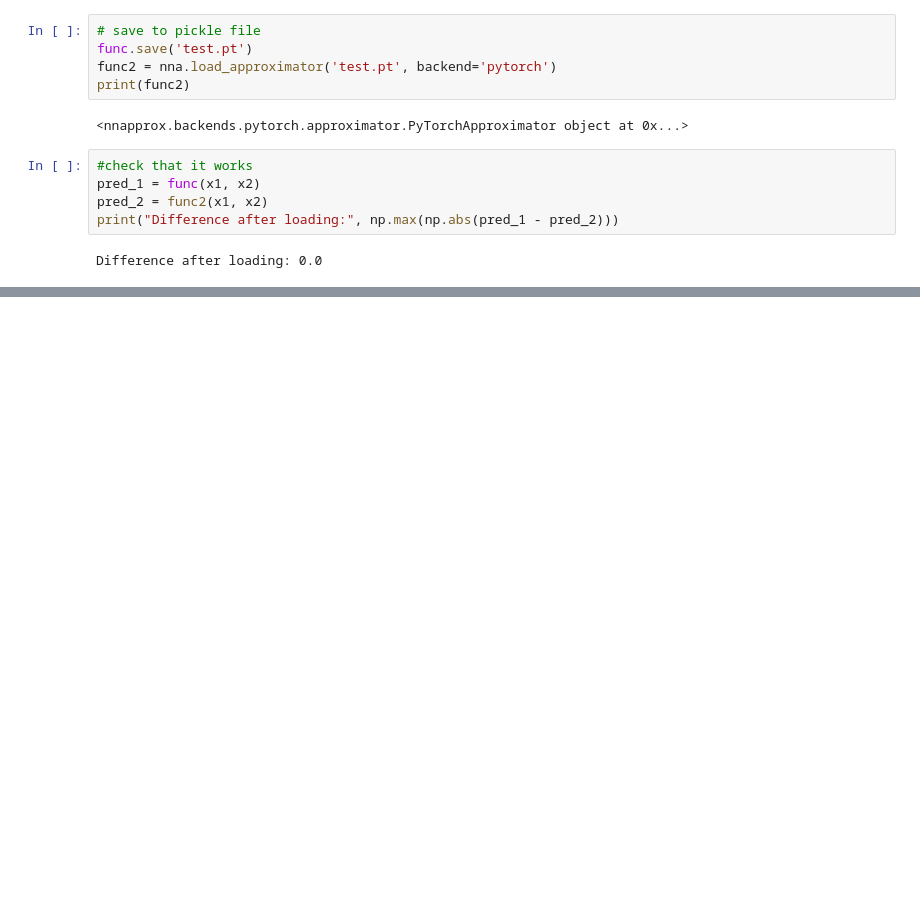
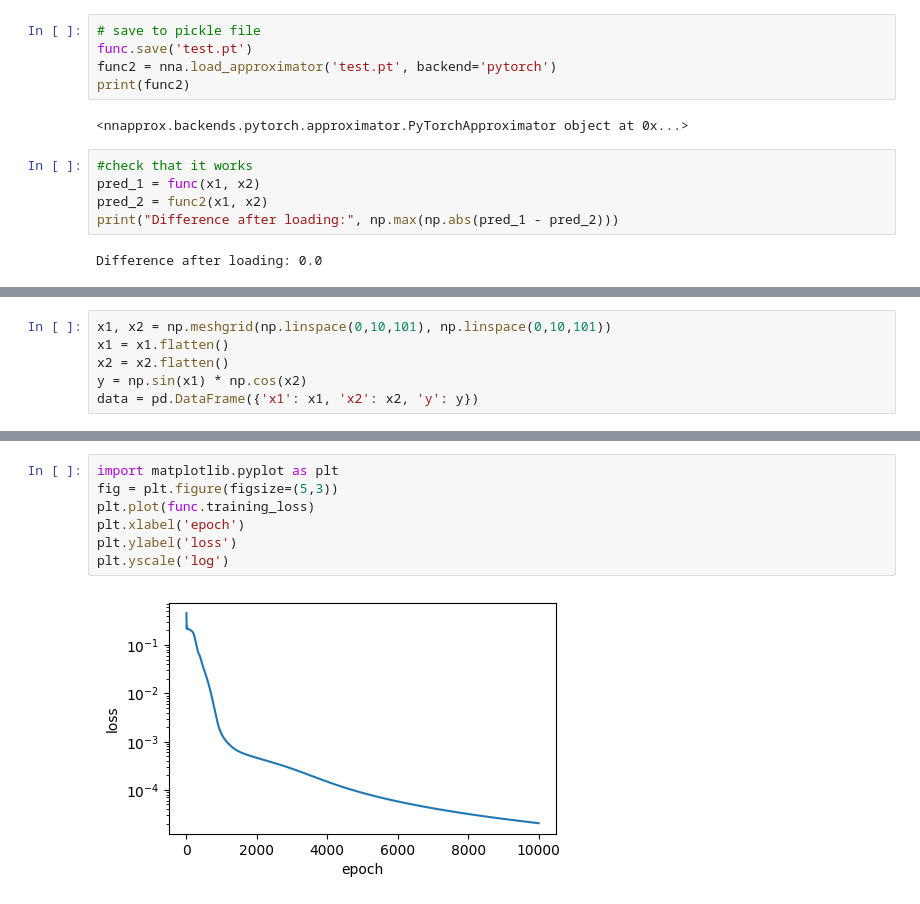
Before and after one commit to zierenberg/nnapprox, a Jupyter notebook: notebooks/example_pytorch.ipynb, the cells around one changed output, grey strips where cells are left out. Saved outputs shown, nothing was run; the diff lists cells and outputs as text; blank space fills up the shorter version.

```diff
--- a/notebooks/example_pytorch.ipynb
+++ b/notebooks/example_pytorch.ipynb
@@ -200,0 +188,6 @@ y_df
+# %%
+x1, x2 = np.meshgrid(np.linspace(0,10,101), np.linspace(0,10,101))
+x1 = x1.flatten()
+x2 = x2.flatten()
+y = np.sin(x1) * np.cos(x2)
+data = pd.DataFrame({'x1': x1, 'x2': x2, 'y': y})
@@ -200,0 +204,9 @@ y_df
+# %%
+import matplotlib.pyplot as plt
+fig = plt.figure(figsize=(5,3))
+plt.plot(func.training_loss)
+plt.xlabel('epoch')
+plt.ylabel('loss')
+plt.yscale('log')
+# %% [output]
+[figure, added]
```
Also changed, not shown: parts of 13 cells of this notebook, 12 other files.
